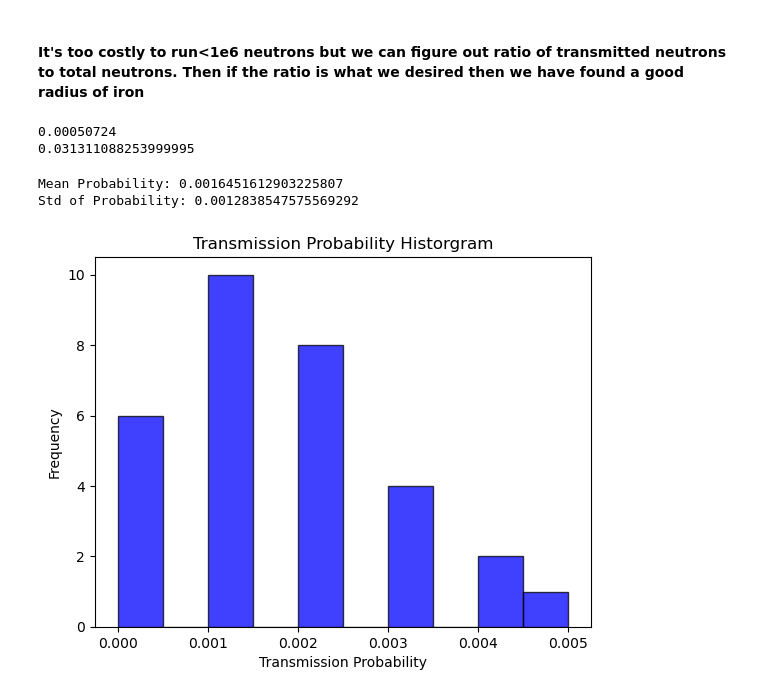
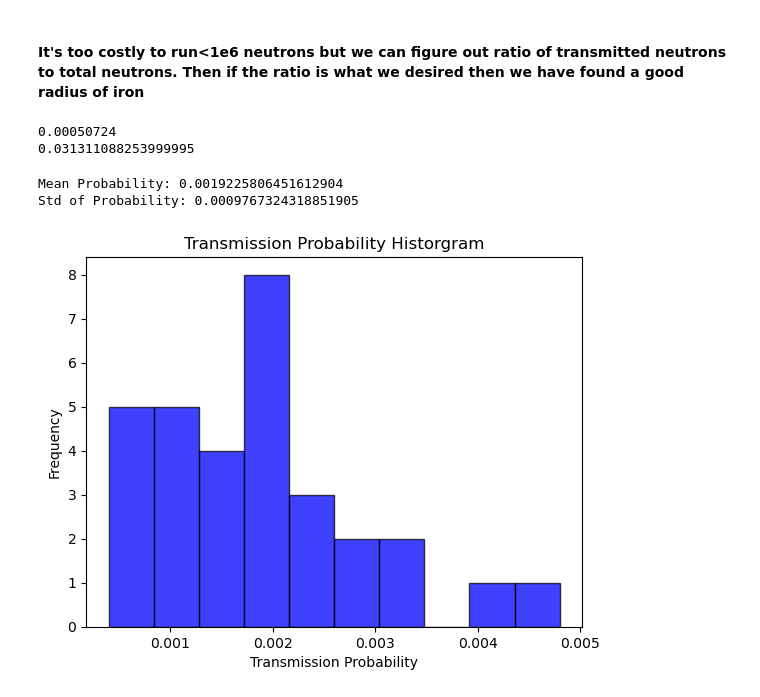
Before and after one commit to 27WatanabeEthan/NE155_CodingAssignments, a Jupyter notebook: Homework5Question5.ipynb, the cells around one changed output. Cells and saved outputs as stored; diff of their text form; code cells hidden in the pictures.

```diff
--- a/Homework5Question5.ipynb
+++ b/Homework5Question5.ipynb
@@ -154,35 +154,35 @@ Sig_a=Nfe*0.006e-24
 print(Sig_a)
 print(Sig_s)
 ri=2.3
 # ro=500
-N=1000
-n = 31 # just enough tests such that CLT applies. ~1 min runtime
+N=2500
+n = 31 # 31 is just enough tests such that CLT applies. ~3min 37s runtime
 ro = 1300
 # for i in range(n):
 #     ro = i*25.0 + 1200
 #     transmissions = sphere_transmission(Sig_f, Sig_s, Sig_a, ri, ro, N)
 #     tr_prob = transmissions/N
 #     if tr_prob <= 0.001962:
 #         print(f"r = {ro}: {tr_prob:.6f}")
 #     else:
 #         print(f"Transmission probability: {tr_prob}")
 histories = np.zeros(n)
 for i in tqdm(range(n)):
     transmissions = sphere_transmission(Sig_f, Sig_s, Sig_a, ri, ro, N)
     tr_prob = transmissions/N
     histories[i] = tr_prob
 mean_prob = np.mean(histories)
 std_prob = np.std(histories)
 print(f"Mean Probability: {mean_prob}")
 print(f"Std of Probability: {std_prob}")
 plt.hist(histories, color="blue", edgecolor="k", alpha=0.75)
 plt.title("Transmission Probability Historgram")
 plt.ylabel("Frequency")
 plt.xlabel("Transmission Probability")
 plt.show()
 # %% [output]
 0.00050724
 0.031311088253999995
-Mean Probability: 0.0016451612903225807
-Std of Probability: 0.0012838547575569292
+Mean Probability: 0.0019225806451612904
+Std of Probability: 0.0009767324318851905
-[figure, old version]
+[figure, new version]
```
